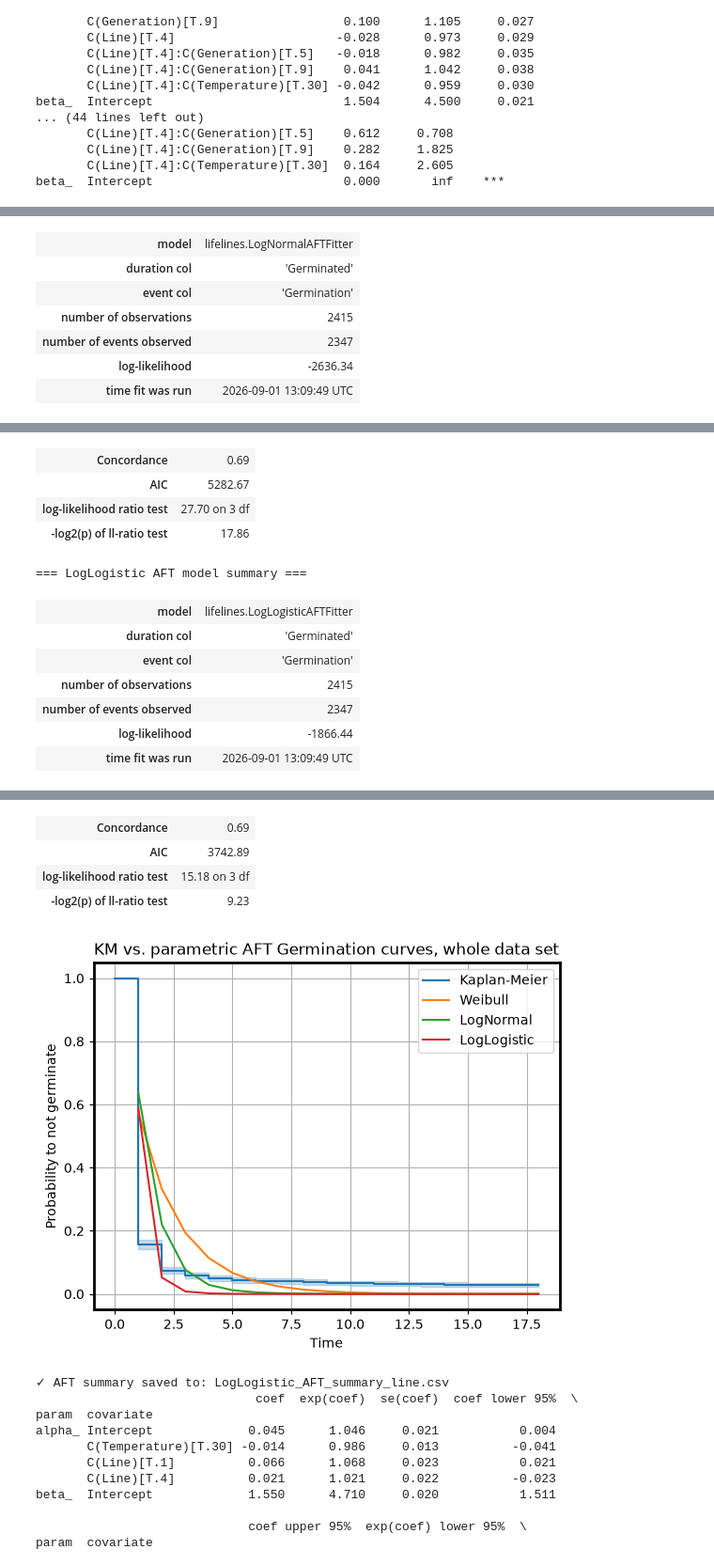
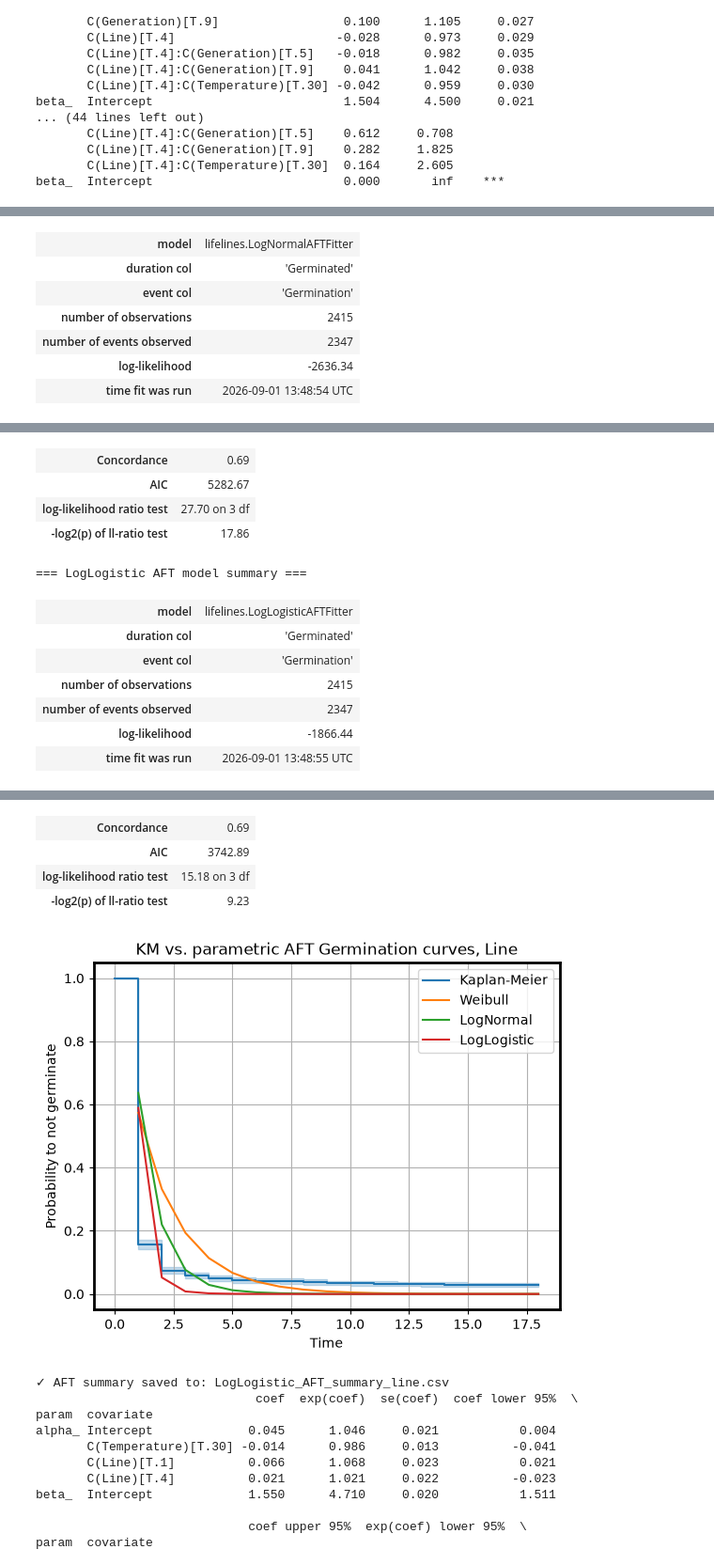
Before and after one commit to JoakimHaraldsvik/Germination, a Jupyter notebook: Germination_2025.ipynb, the cells around one changed output, grey strips where cells are left out. Shown at 94% size. Saved outputs shown, nothing was run; the diff lists cells and outputs as text; code cells hidden in the pictures.

```diff
--- a/Germination_2025.ipynb
+++ b/Germination_2025.ipynb
@@ -743,7 +743,7 @@ for name, model in models.items():
 plt.legend()
 plt.xlabel("Time")
 plt.ylabel("Probability to not germinate")
-plt.title("KM vs. parametric AFT Germination curves, whole data set")
+plt.title("KM vs. parametric AFT Germination curves, Line")
 plt.show()
 # %% [output]
          model          AIC  log_likelihood  concordance_index  \
@@ -786,36 +786,36 @@ plt.show()
 | number of observations | 2415 |
 | number of events observed | 2347 |
 | log-likelihood | -2636.34 |
-| time fit was run | 2026-09-01 13:09:49 UTC |
+| time fit was run | 2026-09-01 13:48:54 UTC |
 |  |  | coef | exp(coef) | se(coef) | coef lower 95% | coef upper 95% | exp(coef) lower 95% | ... |
 | mu_ | Intercept | 0.11 | 1.12 | 0.04 | 0.03 | 0.19 | 1.03 | ... |
 |  | C(Temperature)[T.30] | -0.01 | 0.99 | 0.02 | -0.06 | 0.04 | 0.94 | ... |
 |  | C(Line)[T.1] | 0.18 | 1.20 | 0.04 | 0.10 | 0.27 | 1.10 | ... |
 |  | C(Line)[T.4] | 0.07 | 1.07 | 0.04 | -0.02 | 0.15 | 0.98 | ... |
 | sigma_ | Intercept | -0.49 | 0.61 | 0.01 | -0.52 | -0.46 | 0.60 | ... |
 | Concordance | 0.69 |
 | AIC | 5282.67 |
 | log-likelihood ratio test | 27.70 on 3 df |
 | -log2(p) of ll-ratio test | 17.86 |
 === LogLogistic AFT model summary ===
 | model | lifelines.LogLogisticAFTFitter |
 | duration col | 'Germinated' |
 | event col | 'Germination' |
 | number of observations | 2415 |
 | number of events observed | 2347 |
 | log-likelihood | -1866.44 |
-| time fit was run | 2026-09-01 13:09:49 UTC |
+| time fit was run | 2026-09-01 13:48:55 UTC |
 |  |  | coef | exp(coef) | se(coef) | coef lower 95% | coef upper 95% | exp(coef) lower 95% | ... |
 | alpha_ | Intercept | 0.05 | 1.05 | 0.02 | 0.00 | 0.09 | 1.00 | ... |
 |  | C(Temperature)[T.30] | -0.01 | 0.99 | 0.01 | -0.04 | 0.01 | 0.96 | ... |
 |  | C(Line)[T.1] | 0.07 | 1.07 | 0.02 | 0.02 | 0.11 | 1.02 | ... |
 |  | C(Line)[T.4] | 0.02 | 1.02 | 0.02 | -0.02 | 0.06 | 0.98 | ... |
 | beta_ | Intercept | 1.55 | 4.71 | 0.02 | 1.51 | 1.59 | 4.53 | ... |
 | Concordance | 0.69 |
 | AIC | 3742.89 |
 | log-likelihood ratio test | 15.18 on 3 df |
 | -log2(p) of ll-ratio test | 9.23 |
-[figure, old version]
+[figure, new version]
 # %%
 #When looking at just the effect of line on germination with the whole data
 #We see that L1 is siginificant with a 7% longer survival time compared to L0.
```
Also changed, not shown: parts of 22 cells of this notebook.
